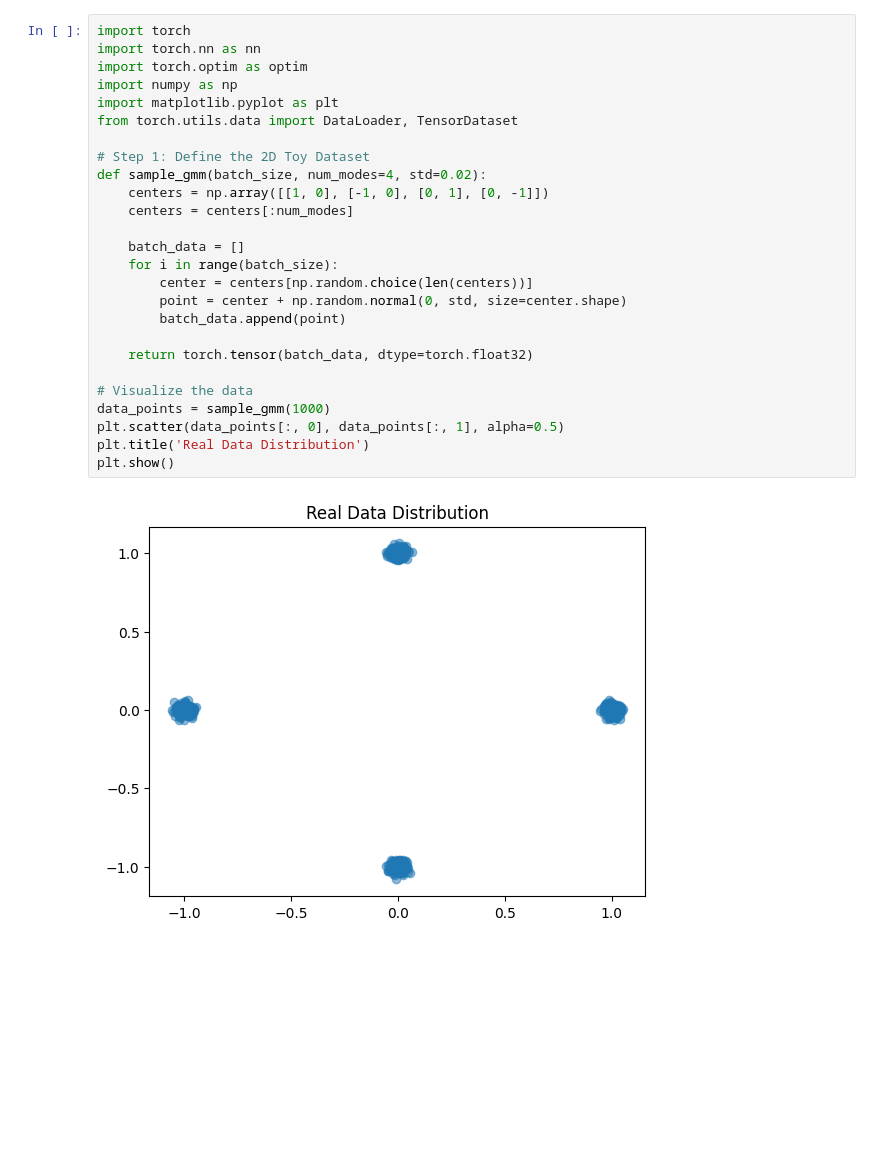
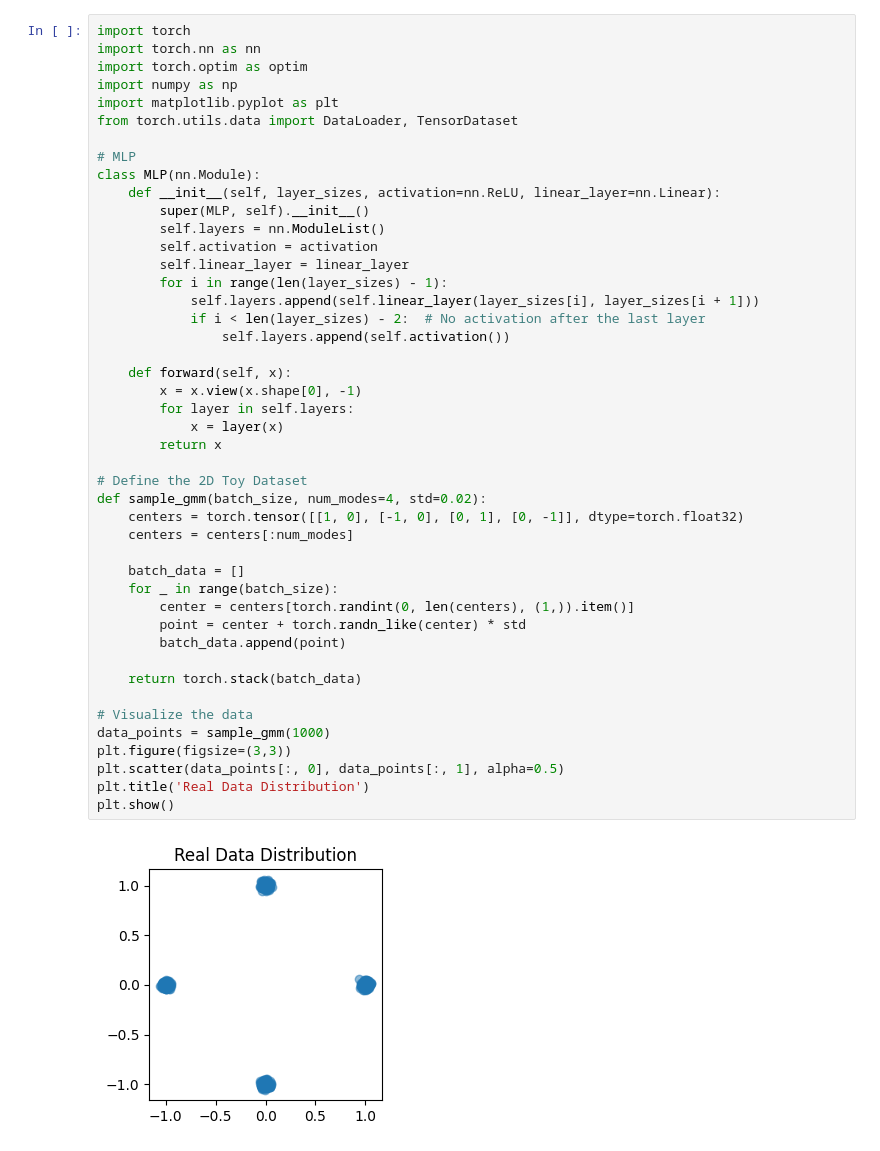
Before and after one commit to lqiang67/generative-models-on-toys, a Jupyter notebook: mmd_gan_2D_toy.ipynb, the cells around one changed output. Saved outputs shown, nothing was run; the diff lists cells and outputs as text; blank space fills up the shorter version.

```diff
--- a/mmd_gan_2D_toy.ipynb
+++ b/mmd_gan_2D_toy.ipynb
@@ -3,28 +3,47 @@
 # %%
 import torch
 import torch.nn as nn
 import torch.optim as optim
 import numpy as np
 import matplotlib.pyplot as plt
 from torch.utils.data import DataLoader, TensorDataset
 
-# Step 1: Define the 2D Toy Dataset
+# MLP
+class MLP(nn.Module):
+    def __init__(self, layer_sizes, activation=nn.ReLU, linear_layer=nn.Linear):
+        super(MLP, self).__init__()
+        self.layers = nn.ModuleList()
+        self.activation = activation
+        self.linear_layer = linear_layer
+        for i in range(len(layer_sizes) - 1):
+            self.layers.append(self.linear_layer(layer_sizes[i], layer_sizes[i + 1]))
+            if i < len(layer_sizes) - 2:  # No activation after the last layer
+                self.layers.append(self.activation())
+
+    def forward(self, x):
+        x = x.view(x.shape[0], -1)
+        for layer in self.layers:
+            x = layer(x)
+        return x
+
+# Define the 2D Toy Dataset
 def sample_gmm(batch_size, num_modes=4, std=0.02):
-    centers = np.array([[1, 0], [-1, 0], [0, 1], [0, -1]])
+    centers = torch.tensor([[1, 0], [-1, 0], [0, 1], [0, -1]], dtype=torch.float32)
     centers = centers[:num_modes]
 
     batch_data = []
-    for i in range(batch_size):
-        center = centers[np.random.choice(len(centers))]
-        point = center + np.random.normal(0, std, size=center.shape)
+    for _ in range(batch_size):
+        center = centers[torch.randint(0, len(centers), (1,)).item()]
+        point = center + torch.randn_like(center) * std
         batch_data.append(point)
 
-    return torch.tensor(batch_data, dtype=torch.float32)
+    return torch.stack(batch_data)
 
 # Visualize the data
 data_points = sample_gmm(1000)
+plt.figure(figsize=(3,3))
 plt.scatter(data_points[:, 0], data_points[:, 1], alpha=0.5)
 plt.title('Real Data Distribution')
 plt.show()
 # %% [output]
-[figure, old version]
+[figure, new version]
```
Also changed, not shown: parts of 3 cells of this notebook.
